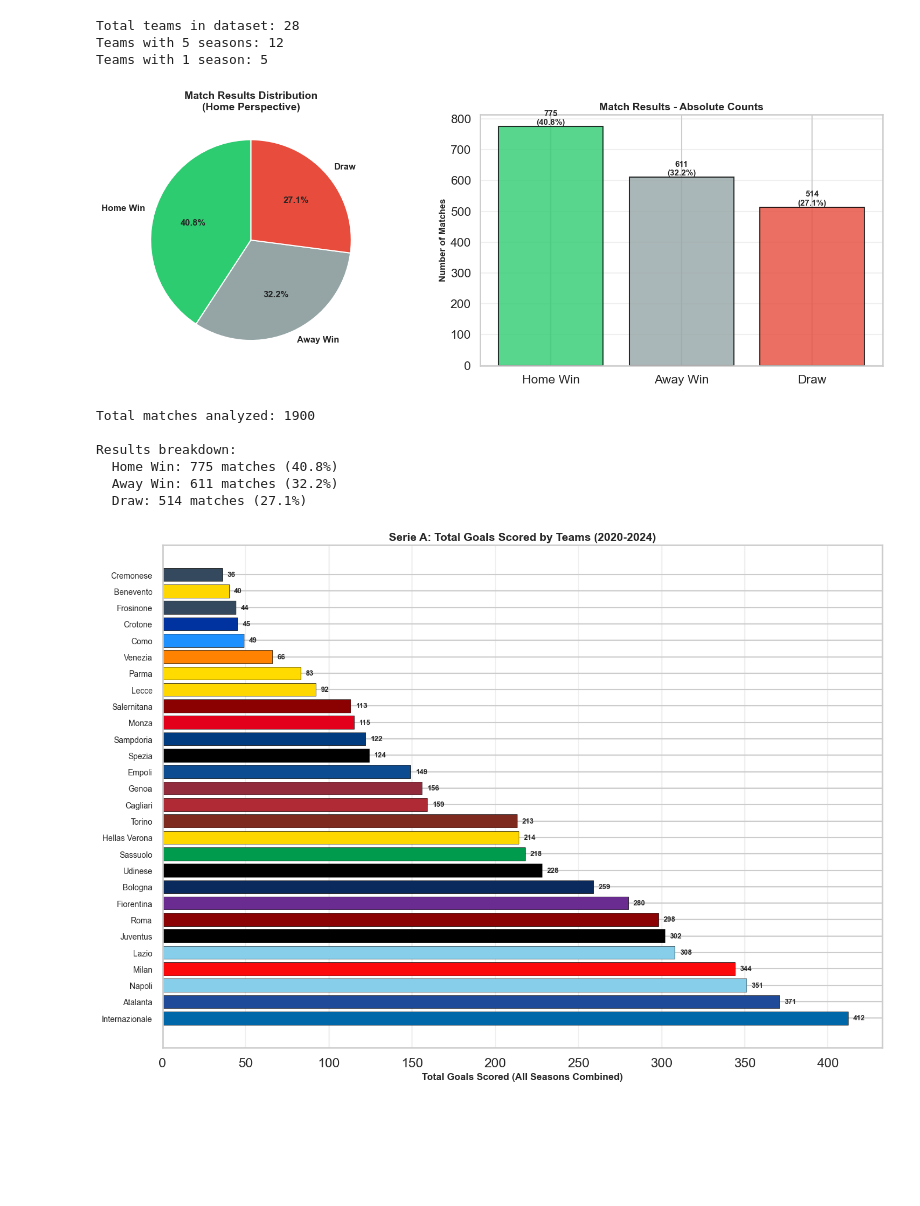
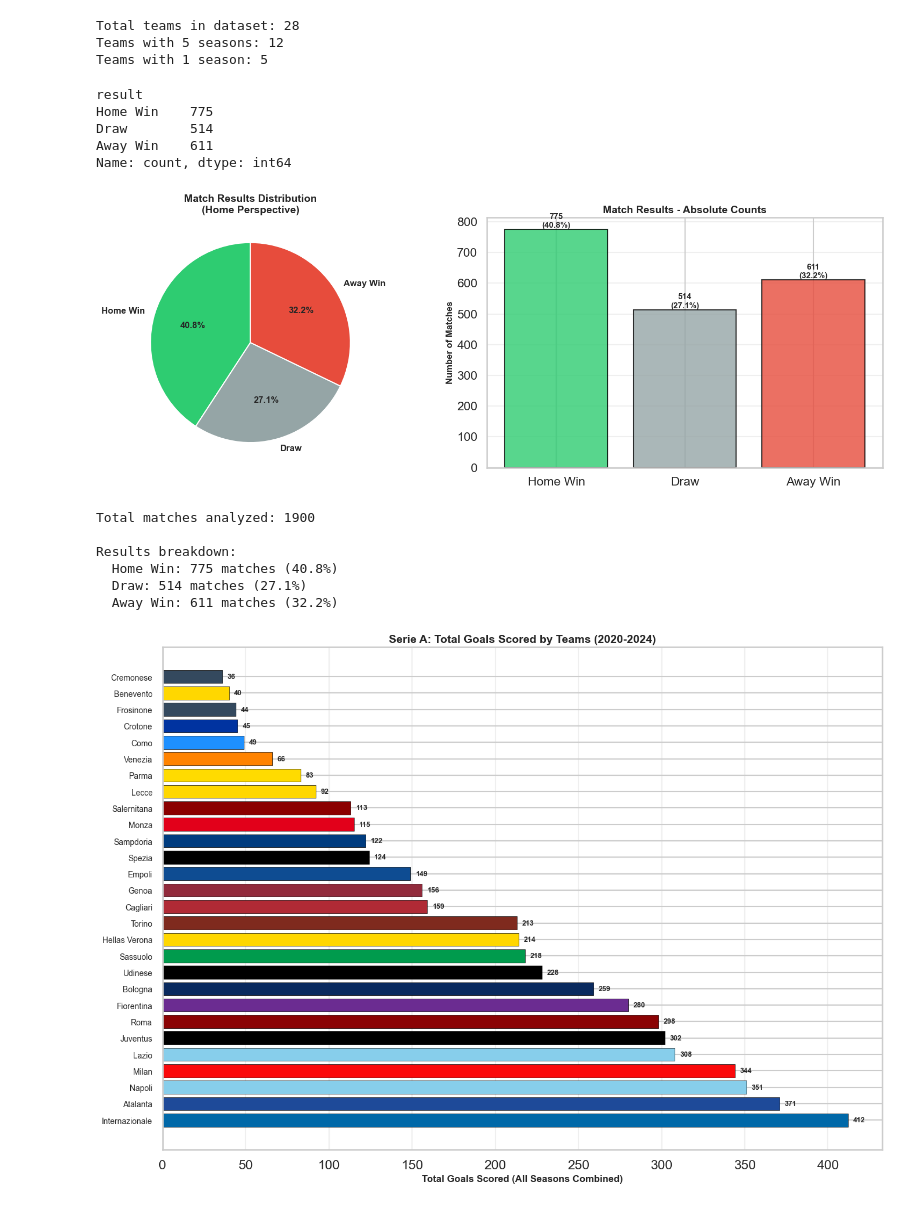
Before and after one commit to michaail/serie-a-data-analysis, a Jupyter notebook: xG_analysis.ipynb, the cells around one changed output. Drawn from its saved outputs; the diff is of its cells as text; code cells hidden in the pictures; blank space fills up the shorter version.

```diff
--- a/xG_analysis.ipynb
+++ b/xG_analysis.ipynb
@@ -1188,7 +1188,8 @@ def classify_result(row):
         return 'Draw'
 
 df['result'] = df.apply(classify_result, axis=1)
-result_counts = df['result'].value_counts()
+result_counts = df['result'].value_counts().sort_index(ascending=False)  # Home Win, Draw, Away Win
+print(result_counts)
 
 # Calculate percentages
 result_percentages = (result_counts / len(df) * 100).round(1)
@@ -1196,40 +1197,45 @@ result_percentages = (result_counts / len(df) * 100).round(1)
 # Create visualization
 fig, (ax1, ax2) = plt.subplots(1, 2, figsize=(16, 6))
 
 # Pie chart
 colors_results = ['#2ecc71', '#95a5a6', '#e74c3c']
 wedges, texts, autotexts = ax1.pie(result_counts, labels=result_counts.index, autopct='%1.1f%%',
                                       startangle=90, colors=colors_results, textprops={'fontsize': 12, 'fontweight': 'bold'})
 ax1.set_title('Match Results Distribution\n(Home Perspective)', fontsize=14, fontweight='bold')
 
 # Bar chart with counts
 bars = ax2.bar(result_counts.index, result_counts.values, color=colors_results, alpha=0.8, edgecolor='black', linewidth=1.5)
 ax2.set_ylabel('Number of Matches', fontsize=12, fontweight='bold')
 ax2.set_title('Match Results - Absolute Counts', fontsize=14, fontweight='bold')
 ax2.grid(axis='y', alpha=0.3)
 
 # Add value labels on bars
 for bar, count, pct in zip(bars, result_counts.values, result_percentages.values):
     height = bar.get_height()
     ax2.text(bar.get_x() + bar.get_width()/2., height,
              f'{count}\n({pct}%)',
              ha='center', va='bottom', fontsize=11, fontweight='bold')
 
 plt.tight_layout()
 plt.show()
 
 print(f"\nTotal matches analyzed: {len(df)}")
 print(f"\nResults breakdown:")
 for result, count in result_counts.items():
     print(f"  {result}: {count} matches ({result_percentages[result]}%)")
 # %% [output]
+result
+Home Win    775
+Draw        514
+Away Win    611
+Name: count, dtype: int64
-[figure, old version]
+[figure, new version]
-Total matches analyzed: 1900
-
-Results breakdown:
-  Home Win: 775 matches (40.8%)
-  Away Win: 611 matches (32.2%)
-  Draw: 514 matches (27.1%)
+Total matches analyzed: 1900
+
+Results breakdown:
+  Home Win: 775 matches (40.8%)
+  Draw: 514 matches (27.1%)
+  Away Win: 611 matches (32.2%)
 # %%
 # 3. All goals scored by teams in all seasons combined
 # Aggregate goals from both home and away matches
```
Also changed, not shown: parts of 1 cell of this notebook.
